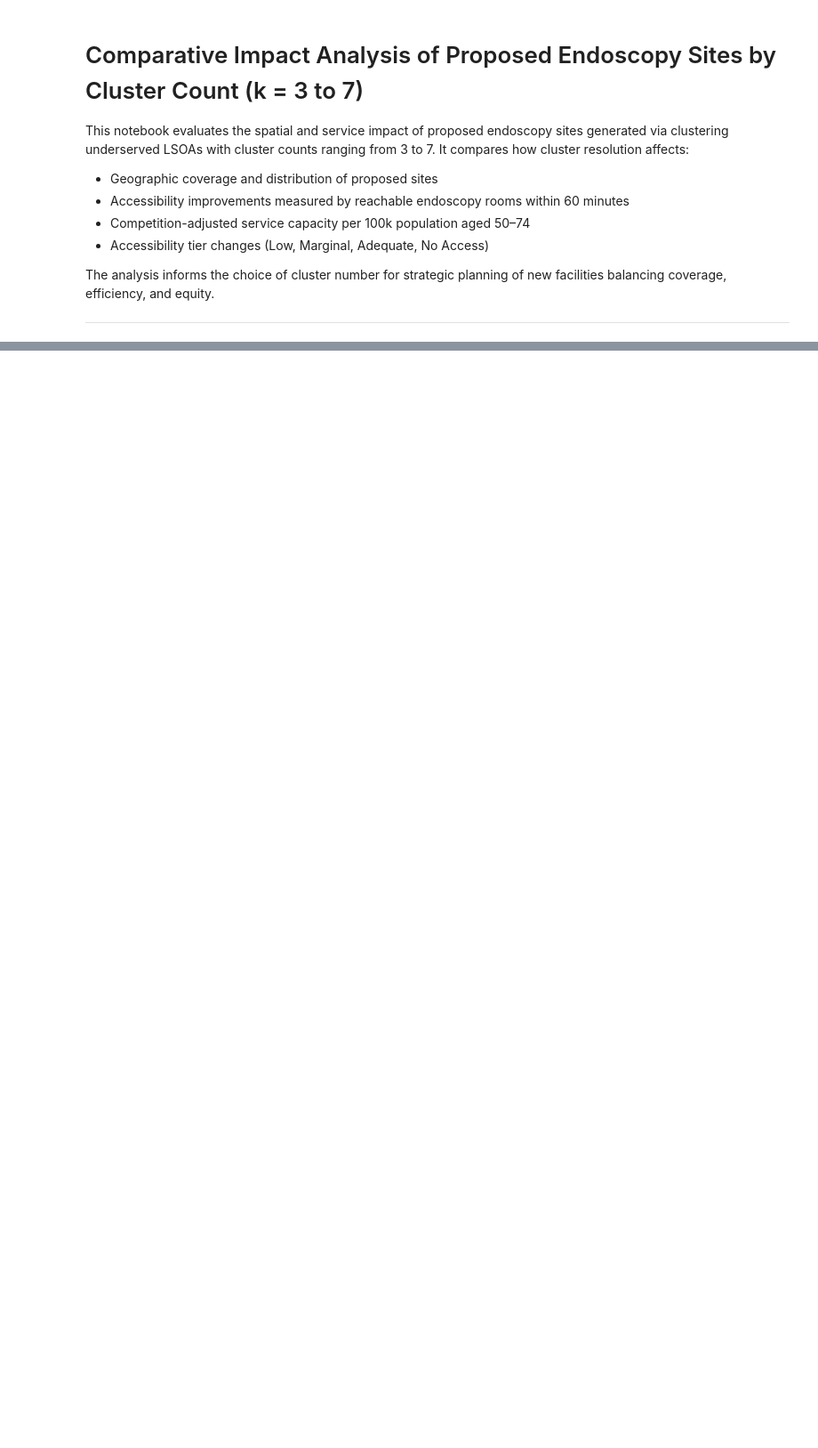
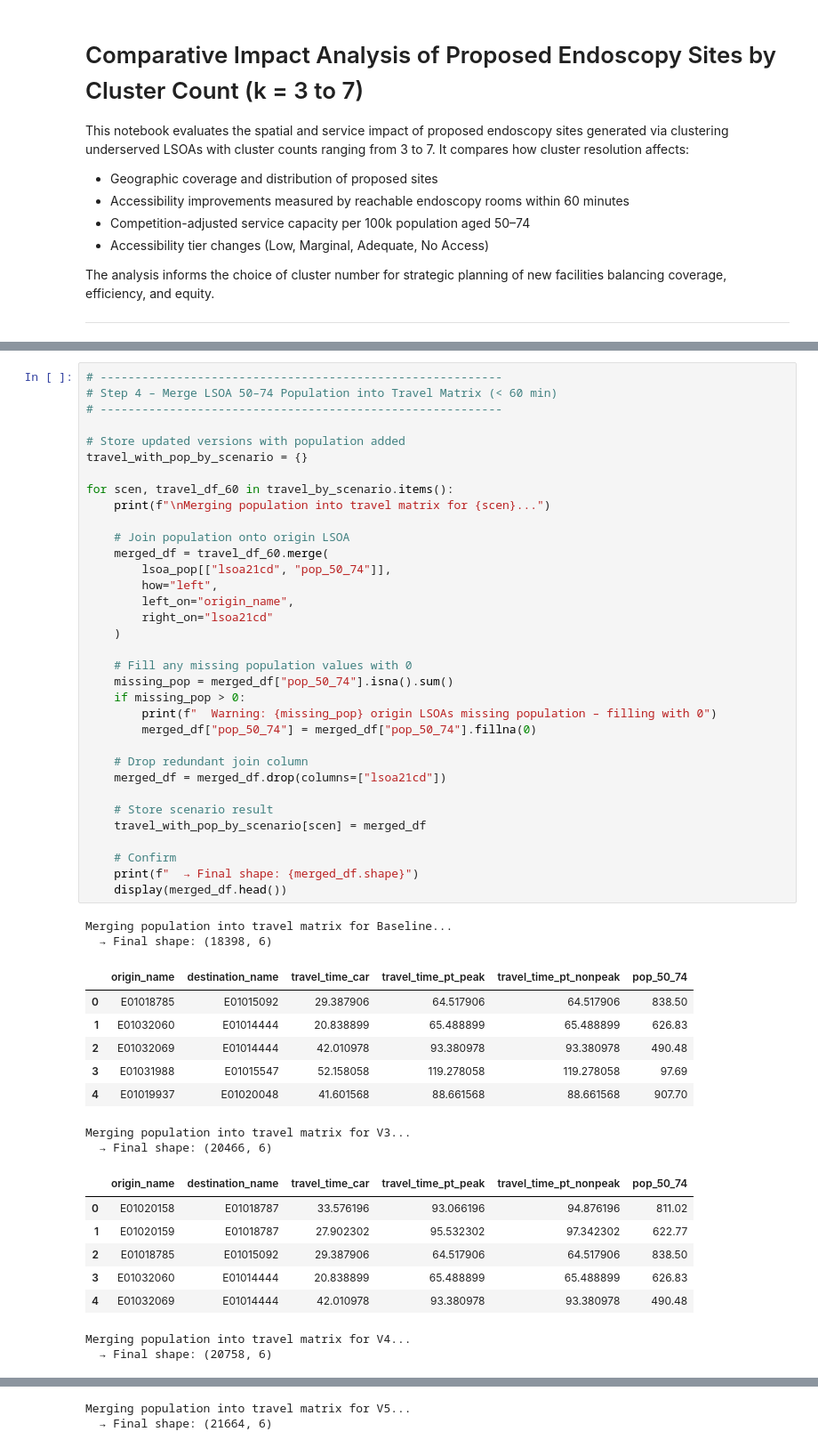
Before and after one commit to RossTylr/diagnostic-modality-demand, a Jupyter notebook: notebooks/08e2_endoscopy_cluster_comparative_analysis..ipynb, the cells around one changed output, grey strips where cells are left out. Shown at 89% size. Saved outputs shown, nothing was run; the diff lists cells and outputs as text; blank space fills up the shorter version.

```diff
--- a/notebooks/08e2_endoscopy_cluster_comparative_analysis..ipynb
+++ b/notebooks/08e2_endoscopy_cluster_comparative_analysis..ipynb
@@ -13,0 +273,53 @@ The analysis informs the choice of cluster number for strategic planning of new
+# %%
+# ----------------------------------------------------------
+# Step 4 – Merge LSOA 50–74 Population into Travel Matrix (< 60 min)
+# ----------------------------------------------------------
+
+# Store updated versions with population added
+travel_with_pop_by_scenario = {}
+
+for scen, travel_df_60 in travel_by_scenario.items():
+    print(f"\nMerging population into travel matrix for {scen}...")
+
+    # Join population onto origin LSOA
+    merged_df = travel_df_60.merge(
+        lsoa_pop[["lsoa21cd", "pop_50_74"]],
+        how="left",
+        left_on="origin_name",
+        right_on="lsoa21cd"
+    )
+
+    # Fill any missing population values with 0
+    missing_pop = merged_df["pop_50_74"].isna().sum()
+    if missing_pop > 0:
+        print(f"  Warning: {missing_pop} origin LSOAs missing population – filling with 0")
+        merged_df["pop_50_74"] = merged_df["pop_50_74"].fillna(0)
+
+    # Drop redundant join column
+    merged_df = merged_df.drop(columns=["lsoa21cd"])
+
+    # Store scenario result
+    travel_with_pop_by_scenario[scen] = merged_df
+
+    # Confirm
+    print(f"  → Final shape: {merged_df.shape}")
+    display(merged_df.head())
+# %% [output]
+Merging population into travel matrix for Baseline...
+  → Final shape: (18398, 6)
+|  | origin_name | destination_name | travel_time_car | travel_time_pt_peak | travel_time_pt_nonpeak | pop_50_74 |
+| 0 | E01018785 | E01015092 | 29.387906 | 64.517906 | 64.517906 | 838.50 |
+| 1 | E01032060 | E01014444 | 20.838899 | 65.488899 | 65.488899 | 626.83 |
+| 2 | E01032069 | E01014444 | 42.010978 | 93.380978 | 93.380978 | 490.48 |
+| 3 | E01031988 | E01015547 | 52.158058 | 119.278058 | 119.278058 | 97.69 |
+| 4 | E01019937 | E01020048 | 41.601568 | 88.661568 | 88.661568 | 907.70 |
+Merging population into travel matrix for V3...
+  → Final shape: (20466, 6)
+|  | origin_name | destination_name | travel_time_car | travel_time_pt_peak | travel_time_pt_nonpeak | pop_50_74 |
+| 0 | E01020158 | E01018787 | 33.576196 | 93.066196 | 94.876196 | 811.02 |
+| 1 | E01020159 | E01018787 | 27.902302 | 95.532302 | 97.342302 | 622.77 |
+| 2 | E01018785 | E01015092 | 29.387906 | 64.517906 | 64.517906 | 838.50 |
+| 3 | E01032060 | E01014444 | 20.838899 | 65.488899 | 65.488899 | 626.83 |
+| 4 | E01032069 | E01014444 | 42.010978 | 93.380978 | 93.380978 | 490.48 |
+Merging population into travel matrix for V4...
+  → Final shape: (20758, 6)
@@ -13,0 +332,2 @@ The analysis informs the choice of cluster number for strategic planning of new
+Merging population into travel matrix for V5...
+  → Final shape: (21664, 6)
```
Also changed, not shown: parts of 15 cells of this notebook.
